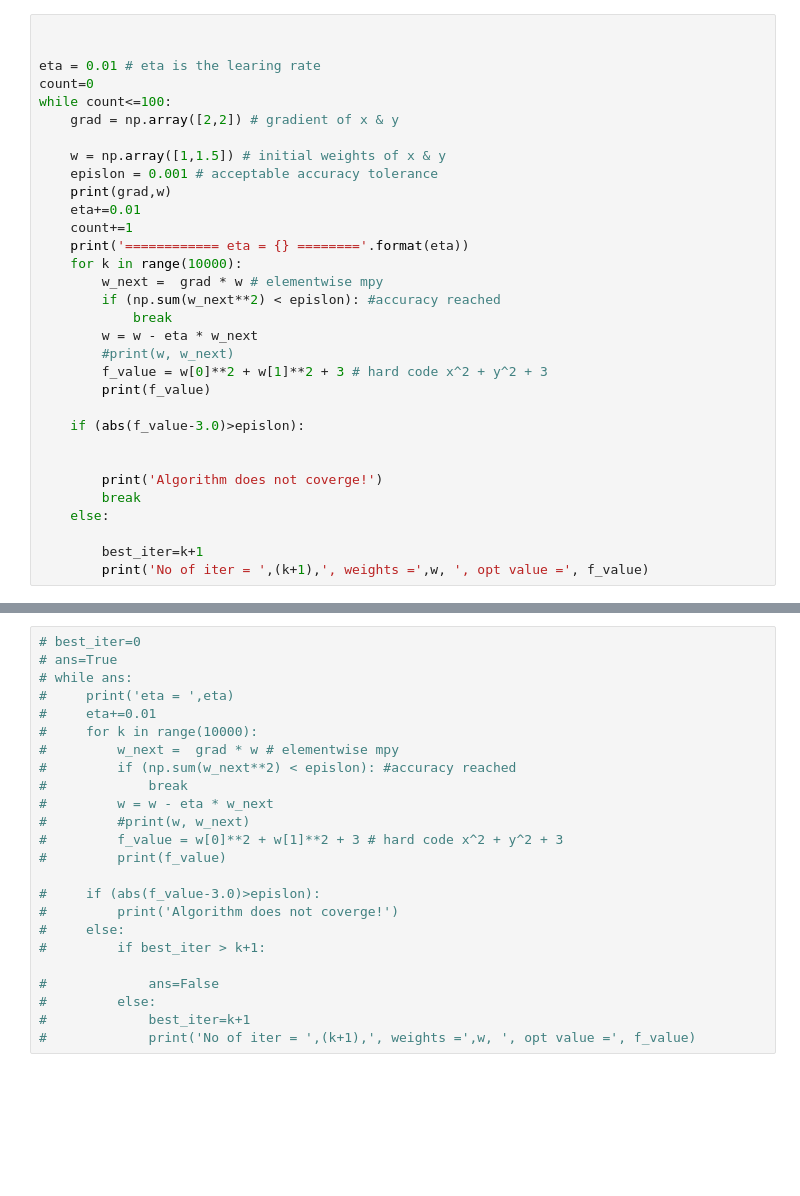
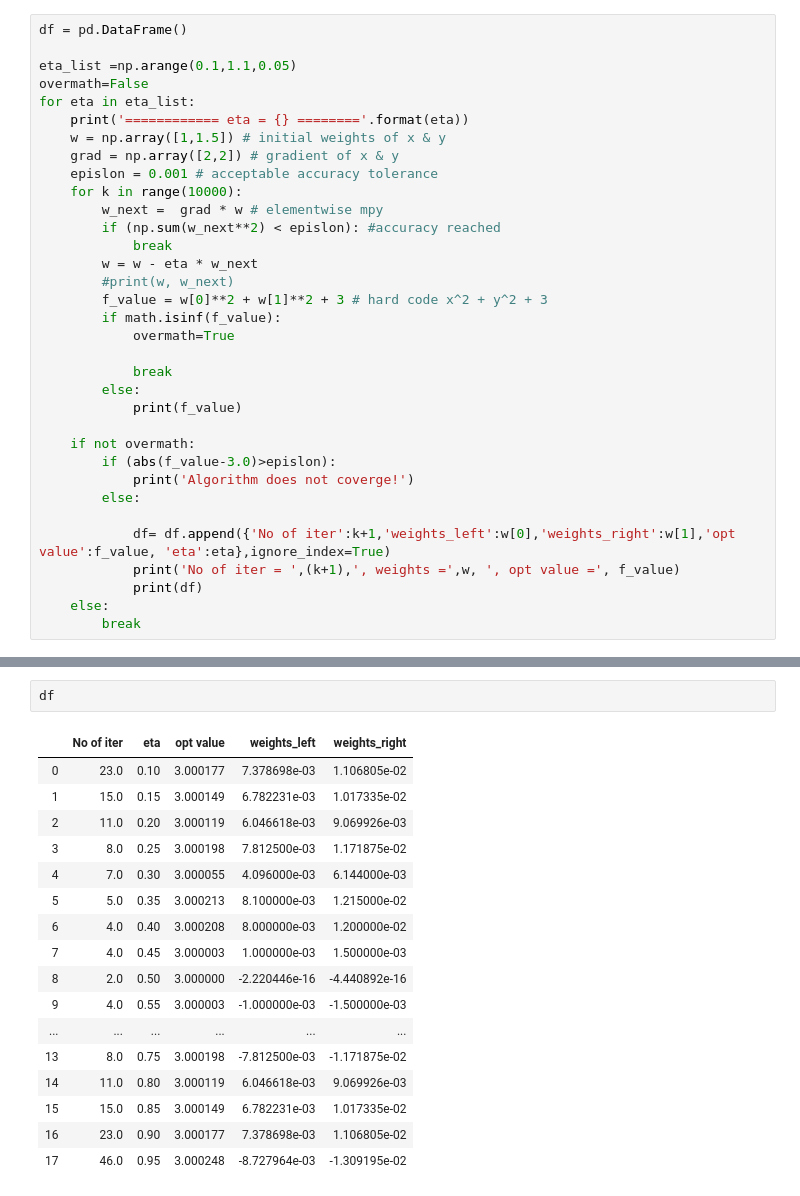
Before and after one commit to Ting-Shieh/NTUT-HW-, a Jupyter notebook: hw3/20201118/q6.ipynb, the cells around one changed output, grey strips where cells are left out. Cells and saved outputs as stored; diff of their text form; blank space fills up the shorter version.

```diff
--- a/hw3/20201118/q6.ipynb
+++ b/hw3/20201118/q6.ipynb
@@ -4,18 +5,14 @@ import numpy as np
 import matplotlib.pyplot as plt
 # %%
+df = pd.DataFrame()
 
-
-eta = 0.01 # eta is the learing rate
-count=0
-while count<=100:
+eta_list =np.arange(0.1,1.1,0.05)
+overmath=False
+for eta in eta_list:
+    print('============ eta = {} ========'.format(eta))
+    w = np.array([1,1.5]) # initial weights of x & y
     grad = np.array([2,2]) # gradient of x & y
-
-    w = np.array([1,1.5]) # initial weights of x & y
     epislon = 0.001 # acceptable accuracy tolerance
-    print(grad,w)
-    eta+=0.01
-    count+=1
-    print('============ eta = {} ========'.format(eta))
     for k in range(10000):
         w_next =  grad * w # elementwise mpy
         if (np.sum(w_next**2) < epislon): #accuracy reached
@@ -23,15 +20,21 @@ while count<=100:
         w = w - eta * w_next
         #print(w, w_next)
         f_value = w[0]**2 + w[1]**2 + 3 # hard code x^2 + y^2 + 3
-        print(f_value)
+        if math.isinf(f_value):
+            overmath=True
 
-    if (abs(f_value-3.0)>epislon):
+            break
+        else:
+            print(f_value)
 
+    if not overmath:
+        if (abs(f_value-3.0)>epislon):
+            print('Algorithm does not coverge!')
+        else:
 
-        print('Algorithm does not coverge!')
+            df= df.append({'No of iter':k+1,'weights_left':w[0],'weights_right':w[1],'opt value':f_value, 'eta':eta},ignore_index=True)
+            print('No of iter = ',(k+1),', weights =',w, ', opt value =', f_value)
+            print(df)
+    else:
         break
-    else:
-
-        best_iter=k+1
-        print('No of iter = ',(k+1),', weights =',w, ', opt value =', f_value)
 # %% [output]
@@ -59,24 +58,20 @@ eta
-# %%
-# best_iter=0
-# ans=True
-# while ans:
-#     print('eta = ',eta)
-#     eta+=0.01
-#     for k in range(10000):
-#         w_next =  grad * w # elementwise mpy
-#         if (np.sum(w_next**2) < epislon): #accuracy reached
-#             break
-#         w = w - eta * w_next
-#         #print(w, w_next)
-#         f_value = w[0]**2 + w[1]**2 + 3 # hard code x^2 + y^2 + 3
-#         print(f_value)
-
-#     if (abs(f_value-3.0)>epislon):
-#         print('Algorithm does not coverge!')
-#     else:
-#         if best_iter > k+1:
-
-#             ans=False
-#         else:
-#             best_iter=k+1
-#             print('No of iter = ',(k+1),', weights =',w, ', opt value =', f_value)
+# %%
+df
+# %% [output]
+|  | No of iter | eta | opt value | weights_left | weights_right |
+| 0 | 23.0 | 0.10 | 3.000177 | 7.378698e-03 | 1.106805e-02 |
+| 1 | 15.0 | 0.15 | 3.000149 | 6.782231e-03 | 1.017335e-02 |
+| 2 | 11.0 | 0.20 | 3.000119 | 6.046618e-03 | 9.069926e-03 |
+| 3 | 8.0 | 0.25 | 3.000198 | 7.812500e-03 | 1.171875e-02 |
+| 4 | 7.0 | 0.30 | 3.000055 | 4.096000e-03 | 6.144000e-03 |
+| 5 | 5.0 | 0.35 | 3.000213 | 8.100000e-03 | 1.215000e-02 |
+| 6 | 4.0 | 0.40 | 3.000208 | 8.000000e-03 | 1.200000e-02 |
+| 7 | 4.0 | 0.45 | 3.000003 | 1.000000e-03 | 1.500000e-03 |
+| 8 | 2.0 | 0.50 | 3.000000 | -2.220446e-16 | -4.440892e-16 |
+| 9 | 4.0 | 0.55 | 3.000003 | -1.000000e-03 | -1.500000e-03 |
+| ... | ... | ... | ... | ... | ... |
+| 13 | 8.0 | 0.75 | 3.000198 | -7.812500e-03 | -1.171875e-02 |
+| 14 | 11.0 | 0.80 | 3.000119 | 6.046618e-03 | 9.069926e-03 |
+| 15 | 15.0 | 0.85 | 3.000149 | 6.782231e-03 | 1.017335e-02 |
+| 16 | 23.0 | 0.90 | 3.000177 | 7.378698e-03 | 1.106805e-02 |
+| 17 | 46.0 | 0.95 | 3.000248 | -8.727964e-03 | -1.309195e-02 |
```
Also changed, not shown: parts of 3 cells of this notebook.
